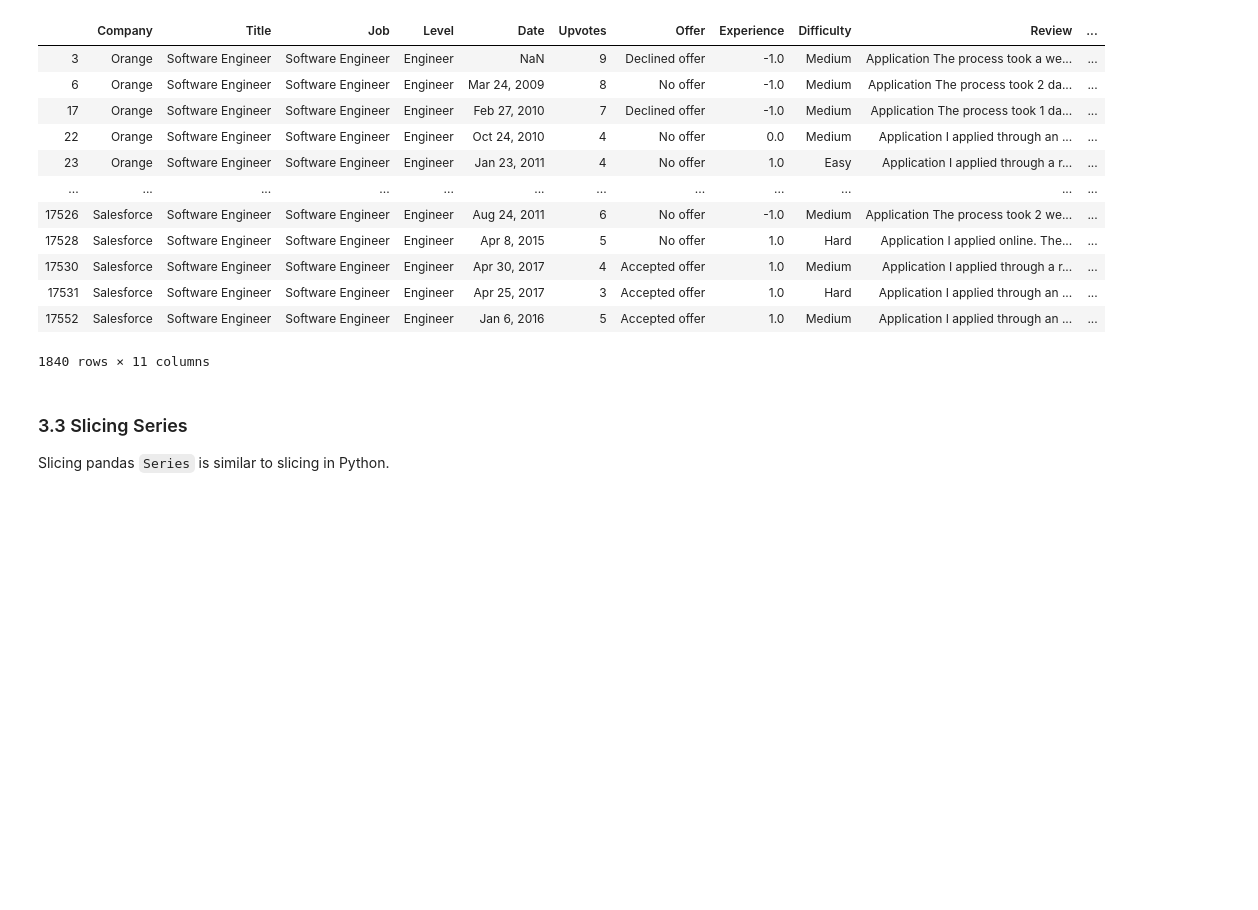
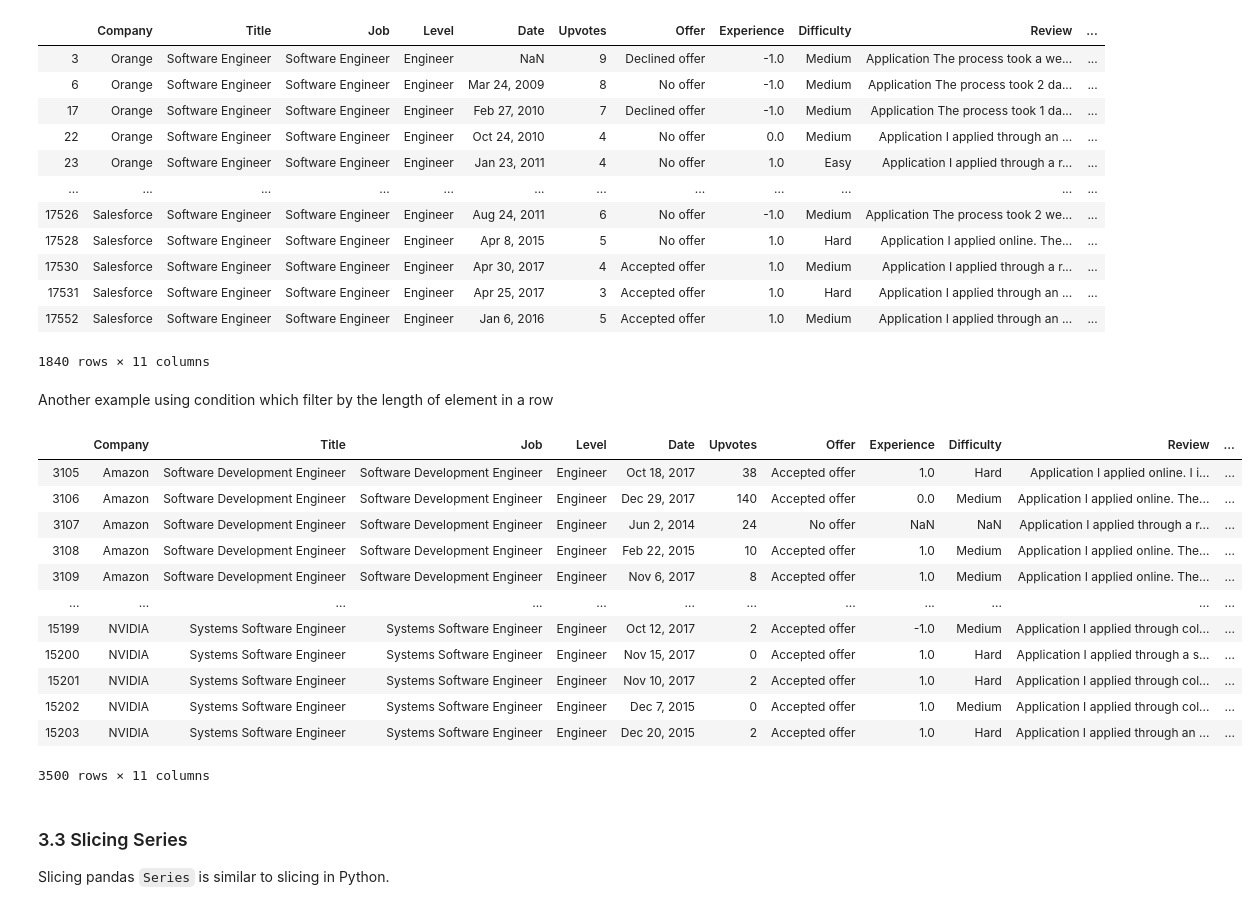
Before and after one commit to luffy2106/pandas, a Jupyter notebook: just-pandas-things.ipynb, the cells around one changed output. Saved outputs shown, nothing was run; the diff lists cells and outputs as text; code cells hidden in the pictures; blank space fills up the shorter version.

```diff
--- a/just-pandas-things.ipynb
+++ b/just-pandas-things.ipynb
@@ -495,6 +497,24 @@ df[software_engineer & upvotes]
 | 17531 | Salesforce | Software Engineer | Software Engineer | Engineer | Apr 25, 2017 | 3 | Accepted offer | 1.0 | Hard | Application I applied through an ... | ... |
 | 17552 | Salesforce | Software Engineer | Software Engineer | Engineer | Jan 6, 2016 | 5 | Accepted offer | 1.0 | Medium | Application I applied through an ... | ... |
 1840 rows × 11 columns
+# %% [markdown]
+Another example using condition which filter by the length of element in a row
+# %%
+df[df["Job"].str.len() > 20]
+# %% [output]
+|  | Company | Title | Job | Level | Date | Upvotes | Offer | Experience | Difficulty | Review | ... |
+| 3105 | Amazon | Software Development Engineer | Software Development Engineer | Engineer | Oct 18, 2017 | 38 | Accepted offer | 1.0 | Hard | Application I applied online. I i... | ... |
+| 3106 | Amazon | Software Development Engineer | Software Development Engineer | Engineer | Dec 29, 2017 | 140 | Accepted offer | 0.0 | Medium | Application I applied online. The... | ... |
+| 3107 | Amazon | Software Development Engineer | Software Development Engineer | Engineer | Jun 2, 2014 | 24 | No offer | NaN | NaN | Application I applied through a r... | ... |
+| 3108 | Amazon | Software Development Engineer | Software Development Engineer | Engineer | Feb 22, 2015 | 10 | Accepted offer | 1.0 | Medium | Application I applied online. The... | ... |
+| 3109 | Amazon | Software Development Engineer | Software Development Engineer | Engineer | Nov 6, 2017 | 8 | Accepted offer | 1.0 | Medium | Application I applied online. The... | ... |
+| ... | ... | ... | ... | ... | ... | ... | ... | ... | ... | ... | ... |
+| 15199 | NVIDIA | Systems Software Engineer | Systems Software Engineer | Engineer | Oct 12, 2017 | 2 | Accepted offer | -1.0 | Medium | Application I applied through col... | ... |
+| 15200 | NVIDIA | Systems Software Engineer | Systems Software Engineer | Engineer | Nov 15, 2017 | 0 | Accepted offer | 1.0 | Hard | Application I applied through a s... | ... |
+| 15201 | NVIDIA | Systems Software Engineer | Systems Software Engineer | Engineer | Nov 10, 2017 | 2 | Accepted offer | 1.0 | Hard | Application I applied through col... | ... |
+| 15202 | NVIDIA | Systems Software Engineer | Systems Software Engineer | Engineer | Dec 7, 2015 | 0 | Accepted offer | 1.0 | Medium | Application I applied through col... | ... |
+| 15203 | NVIDIA | Systems Software Engineer | Systems Software Engineer | Engineer | Dec 20, 2015 | 2 | Accepted offer | 1.0 | Hard | Application I applied through an ... | ... |
+3500 rows × 11 columns
 # %% [markdown]
 ### 3.3 Slicing Series
 Slicing pandas `Series` is similar to slicing in Python.
```
Also changed, not shown: parts of 9 cells of this notebook.
